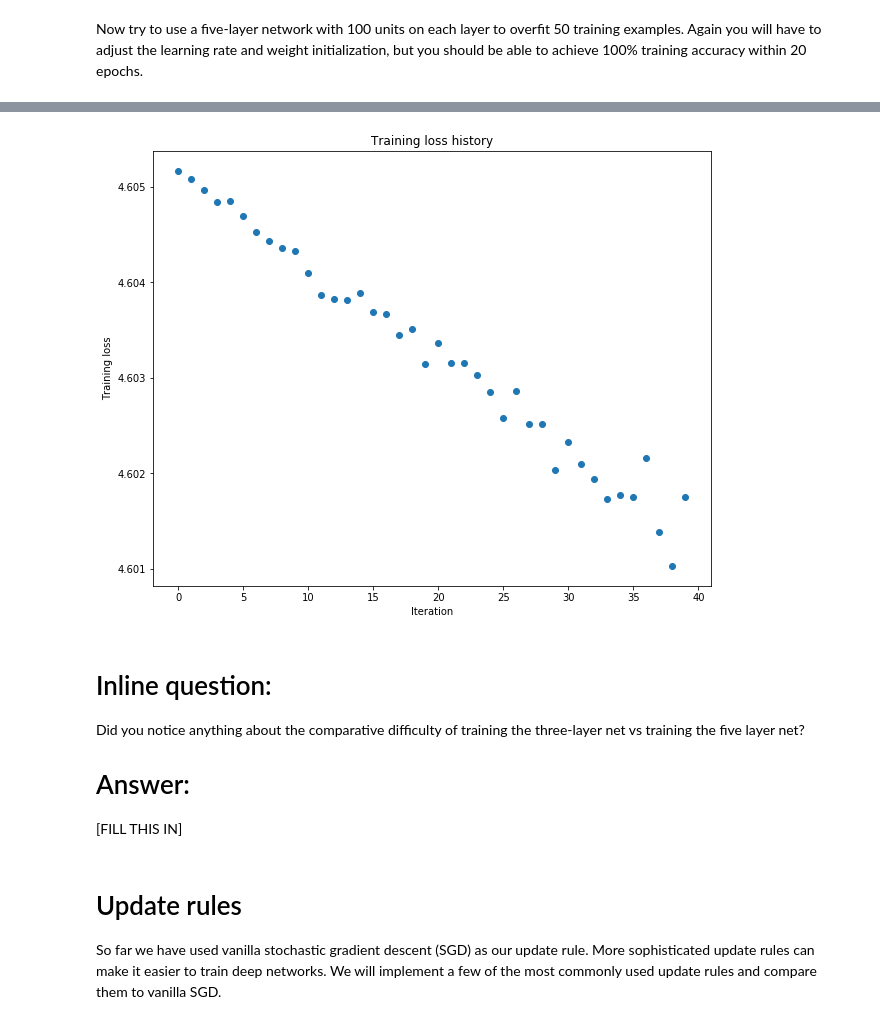
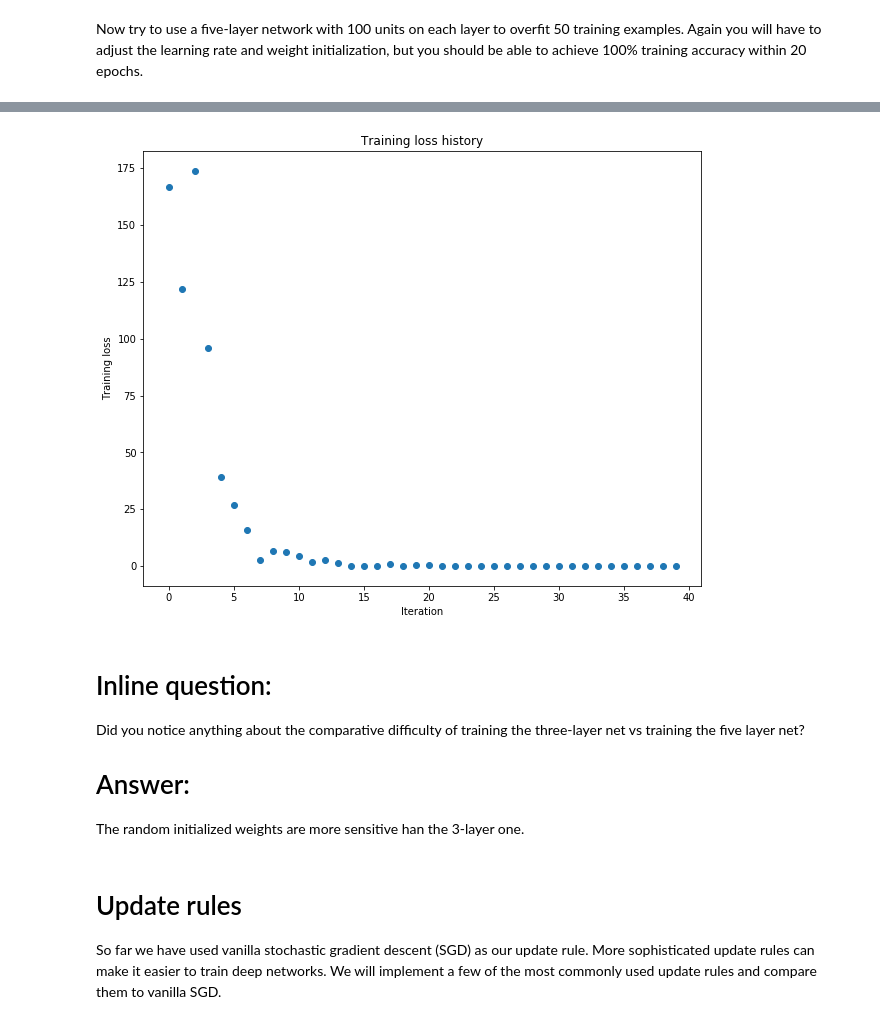
Before and after one commit to samshipengs/CS231n, a Jupyter notebook: assignment2/FullyConnectedNets.ipynb, the cells around one changed output, grey strips where cells are left out. Cells and saved outputs as stored; diff of their text form; code cells hidden in the pictures.

```diff
--- a/assignment2/FullyConnectedNets.ipynb
+++ b/assignment2/FullyConnectedNets.ipynb
@@ -473,7 +483,7 @@ small_data = {
 }
 
 learning_rate = 1e-3
-weight_scale = 1e-5
+weight_scale = 1e-1
 model = FullyConnectedNet([100, 100, 100, 100],
                 weight_scale=weight_scale, dtype=np.float64)
 solver = Solver(model, small_data,
@@ -511,10 +521,10 @@ plt.show()
-[figure, old version]
+[figure, new version]
 # %% [markdown]
 # Inline question:
 Did you notice anything about the comparative difficulty of training the three-layer net vs training the five layer net?
 
 # Answer:
-[FILL THIS IN]
+The random initialized weights are more sensitive han the 3-layer one.
 # %% [markdown]
 # Update rules
 So far we have used vanilla stochastic gradient descent (SGD) as our update rule. More sophisticated update rules can make it easier to train deep networks. We will implement a few of the most commonly used update rules and compare them to vanilla SGD.
```
Also changed, not shown: parts of 12 cells of this notebook, 2 other files.
